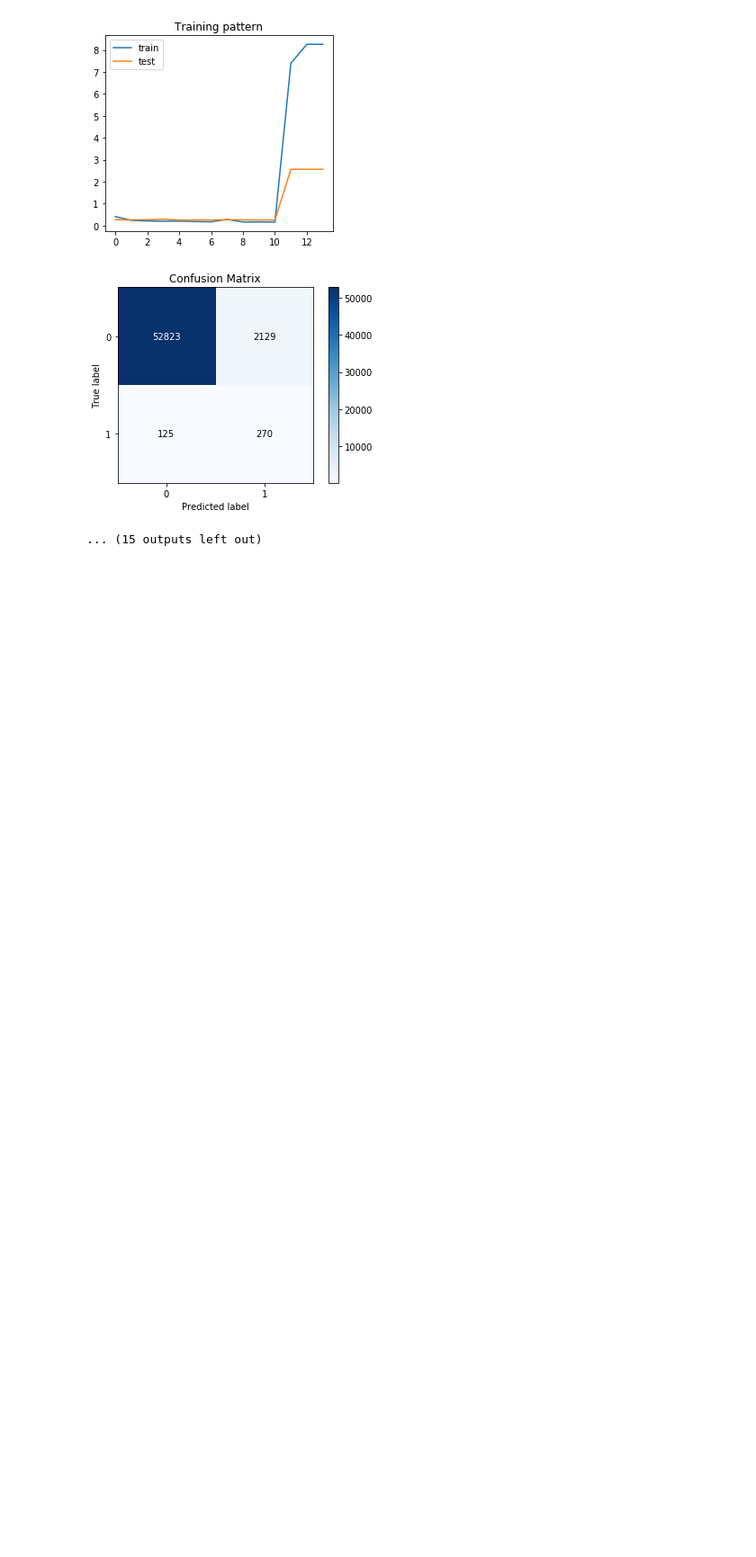
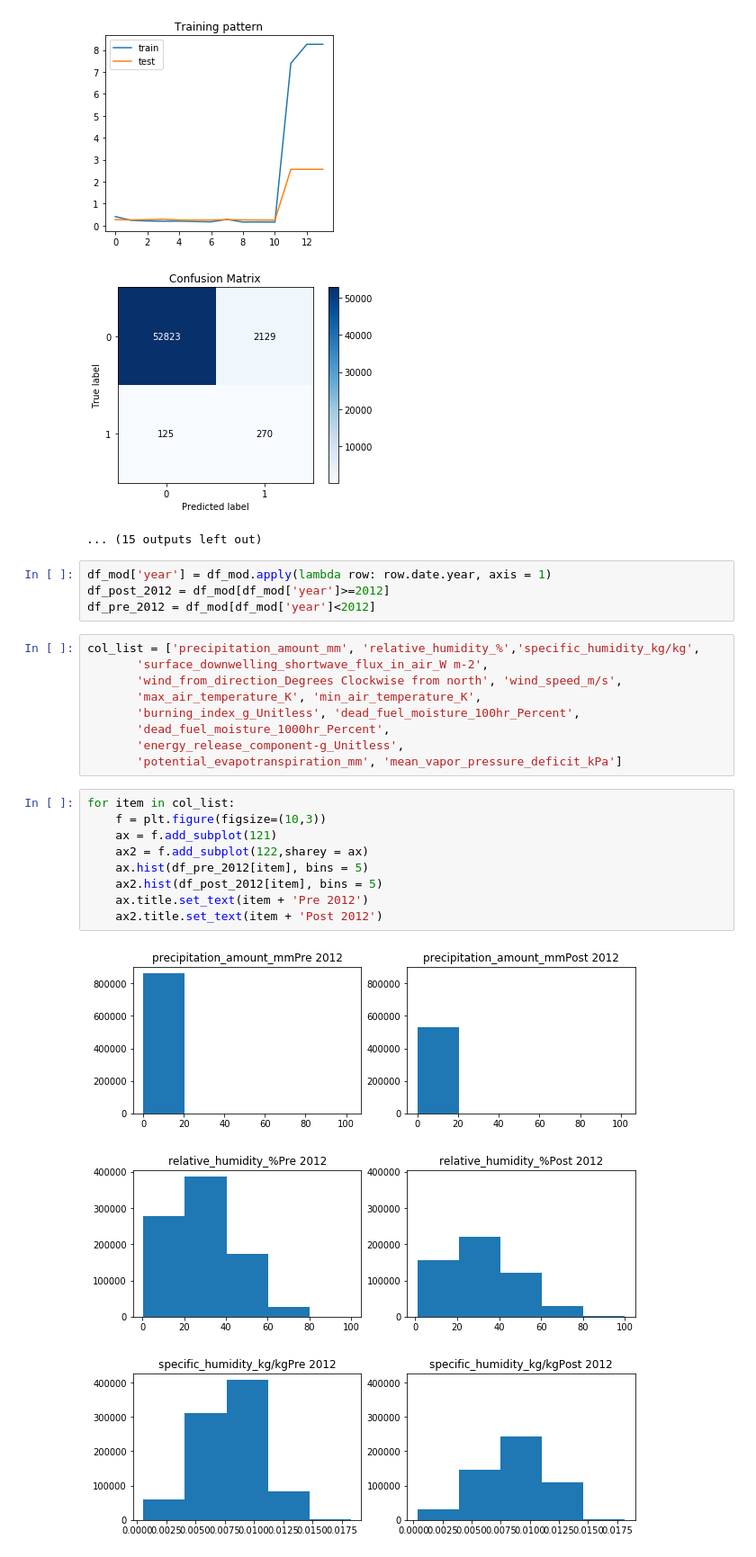
Before and after one commit to MCGallaspy/mas_dse_capstone, a Jupyter notebook: notebooks/gridMet/LSTM Trial4-Data Robustness Check.ipynb, the cells around one changed output. Shown: that part at 90% size. Saved outputs shown, nothing was run; the diff lists cells and outputs as text; blank space fills up the shorter version.

Commit message:
UPdated with histogram

```diff
--- a/notebooks/gridMet/LSTM Trial4-Data Robustness Check.ipynb
+++ b/notebooks/gridMet/LSTM Trial4-Data Robustness Check.ipynb
@@ -564,3 +564,29 @@ Building LSTM of lag    10,with input_node      40,and hidden_node      20,and d
 [figure]
 [figure]
 ... (15 outputs left out)
+# %%
+df_mod['year'] = df_mod.apply(lambda row: row.date.year, axis = 1)
+df_post_2012 = df_mod[df_mod['year']>=2012]
+df_pre_2012 = df_mod[df_mod['year']<2012]
+# %%
+col_list = ['precipitation_amount_mm', 'relative_humidity_%','specific_humidity_kg/kg',
+       'surface_downwelling_shortwave_flux_in_air_W m-2',
+       'wind_from_direction_Degrees Clockwise from north', 'wind_speed_m/s',
+       'max_air_temperature_K', 'min_air_temperature_K',
+       'burning_index_g_Unitless', 'dead_fuel_moisture_100hr_Percent',
+       'dead_fuel_moisture_1000hr_Percent',
+       'energy_release_component-g_Unitless',
+       'potential_evapotranspiration_mm', 'mean_vapor_pressure_deficit_kPa']
+# %%
+for item in col_list:
+    f = plt.figure(figsize=(10,3))
+    ax = f.add_subplot(121)
+    ax2 = f.add_subplot(122,sharey = ax)
+    ax.hist(df_pre_2012[item], bins = 5)
+    ax2.hist(df_post_2012[item], bins = 5)
+    ax.title.set_text(item + 'Pre 2012')
+    ax2.title.set_text(item + 'Post 2012')
+# %% [output]
+[figure, added]
+[figure, added]
+[figure, added]
```
Also changed, not shown: parts of 1 cell of this notebook.
